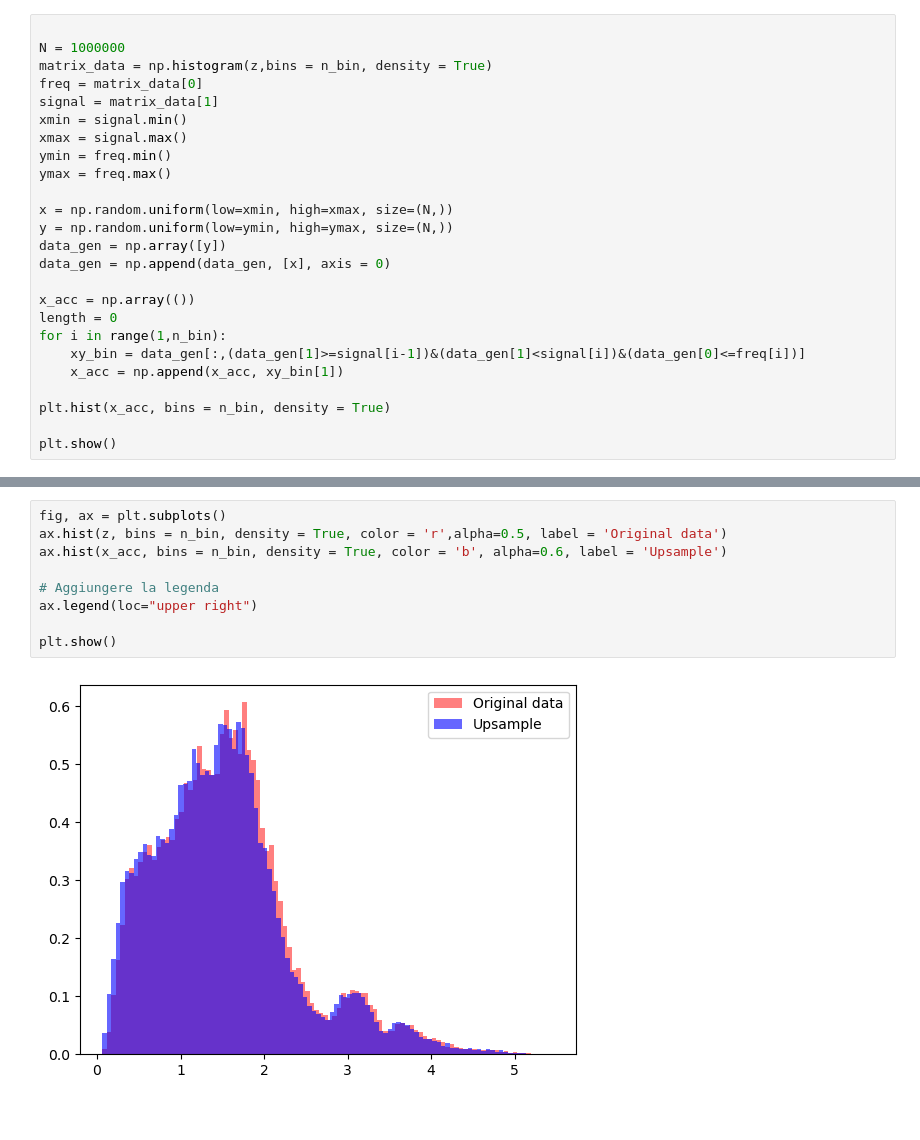
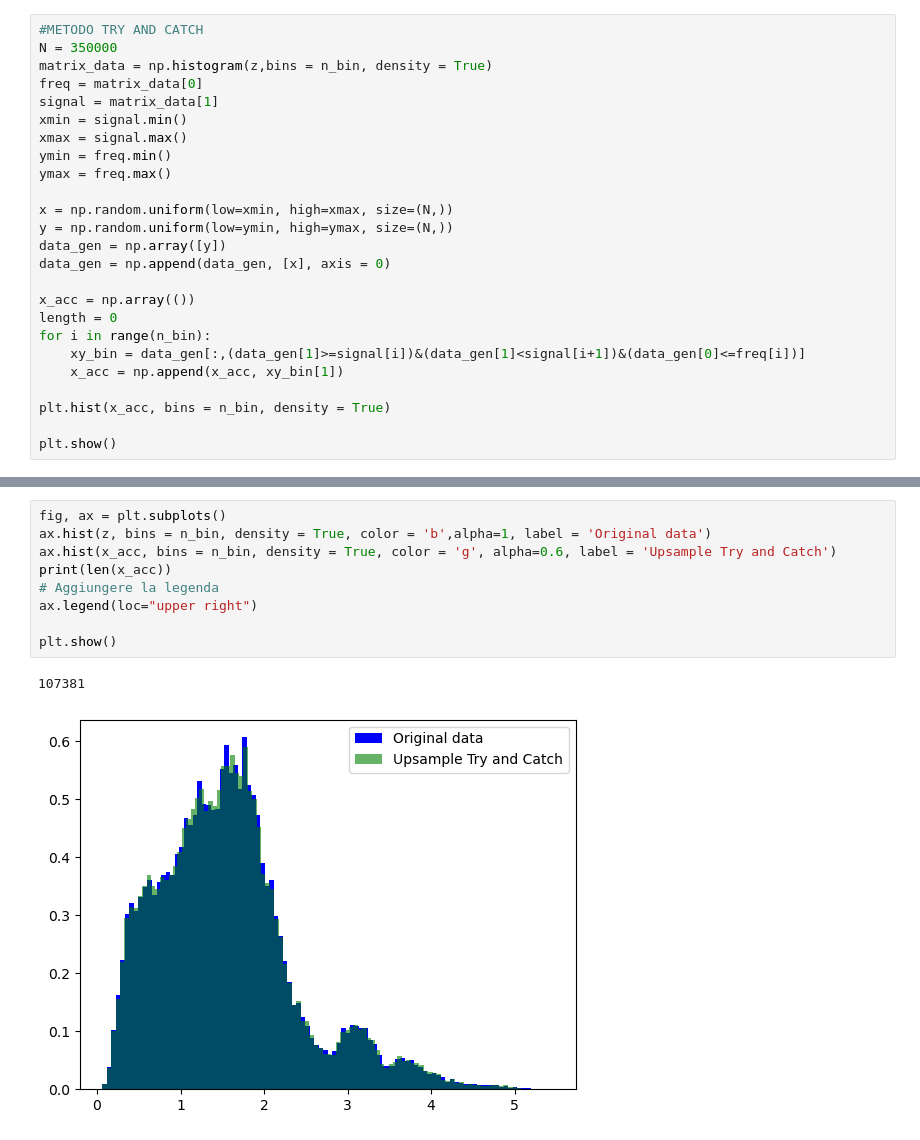
Before and after one commit to NiccoManto01/ilovegit, a Jupyter notebook: Lezioni/Lezione_4/clon_quas.ipynb, the cells around one changed output, grey strips where cells are left out. Cells and saved outputs as stored; diff of their text form.

```diff
--- a/Lezioni/Lezione_4/clon_quas.ipynb
+++ b/Lezioni/Lezione_4/clon_quas.ipynb
@@ -35,8 +34,8 @@ plt.hist(z, bins = n_bin, density = True)
  <BarContainer object of 100 artists>)
 [figure]
 # %%
-
-N = 1000000
+#METODO TRY AND CATCH
+N = 350000
 matrix_data = np.histogram(z,bins = n_bin, density = True)
 freq = matrix_data[0]
 signal = matrix_data[1]
@@ -52,8 +51,8 @@ data_gen = np.append(data_gen, [x], axis = 0)
 
 x_acc = np.array(())
 length = 0
-for i in range(1,n_bin):
-    xy_bin = data_gen[:,(data_gen[1]>=signal[i-1])&(data_gen[1]<signal[i])&(data_gen[0]<=freq[i])]
+for i in range(n_bin):
+    xy_bin = data_gen[:,(data_gen[1]>=signal[i])&(data_gen[1]<signal[i+1])&(data_gen[0]<=freq[i])]
     x_acc = np.append(x_acc, xy_bin[1])
 
 plt.hist(x_acc, bins = n_bin, density = True)
@@ -64,11 +63,12 @@ plt.show()
 # %%
 fig, ax = plt.subplots()
-ax.hist(z, bins = n_bin, density = True, color = 'r',alpha=0.5, label = 'Original data')
-ax.hist(x_acc, bins = n_bin, density = True, color = 'b', alpha=0.6, label = 'Upsample')
-
+ax.hist(z, bins = n_bin, density = True, color = 'b',alpha=1, label = 'Original data')
+ax.hist(x_acc, bins = n_bin, density = True, color = 'g', alpha=0.6, label = 'Upsample Try and Catch')
+print(len(x_acc))
 # Aggiungere la legenda
 ax.legend(loc="upper right")
 
 plt.show()
 # %% [output]
+107381
-[figure, old version]
+[figure, new version]
```
Also changed, not shown: parts of 5 cells of this notebook.
